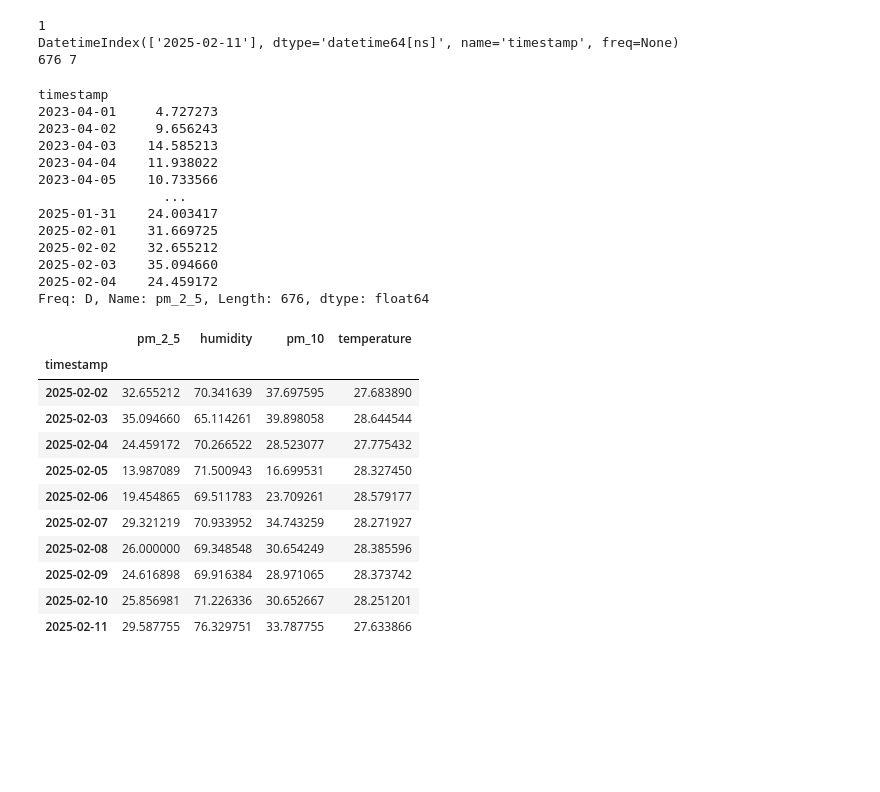
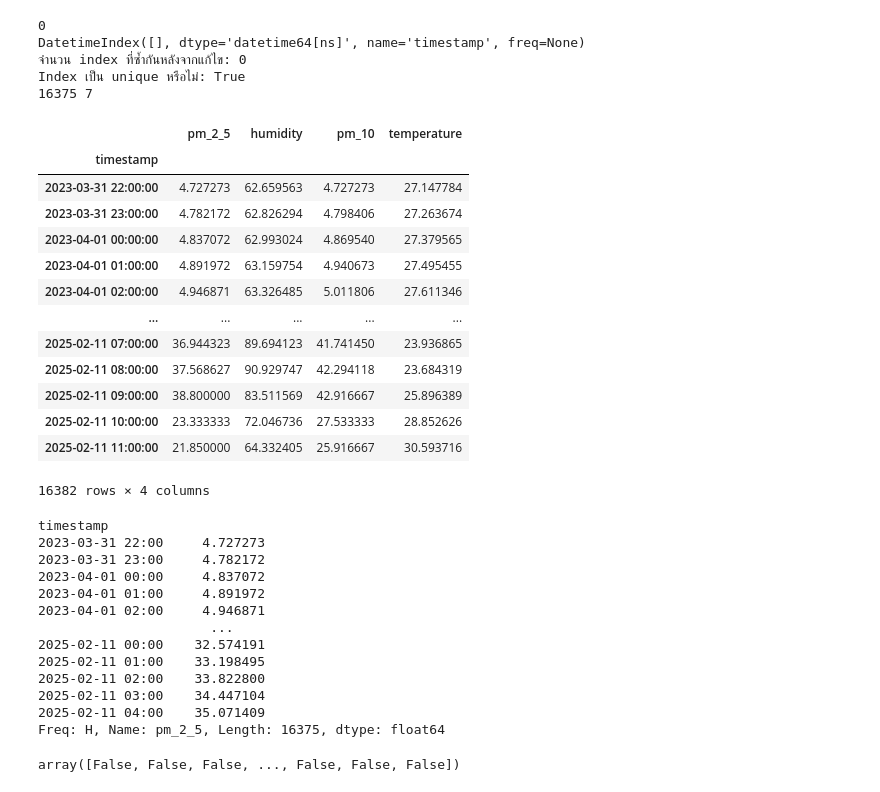
Before and after one commit to KIM2548TH/termproject1-2_cleandata, a Jupyter notebook: test2_kim.ipynb, the cells around one changed output. Cells and saved outputs as stored; diff of their text form; code cells hidden in the pictures; blank space fills up the shorter version.

```diff
--- a/test2_kim.ipynb
+++ b/test2_kim.ipynb
@@ -1,34 +1,54 @@
 # %%
 from pycaret.time_series import *
 import pandas as pd
 
-df = pd.read_csv("province/data_eng_day.csv", parse_dates=["timestamp"], index_col="timestamp")
-df.index = df.index.normalize()
+df = pd.read_csv("province/data_eng_hour.csv", parse_dates=["timestamp"], index_col="timestamp")
+# df.index = df.index.normalize()
 df = df.drop(columns=["Unnamed: 0"])
 
 print(df.index.duplicated().sum())  # นับจำนวน index ที่ซ้ำกัน
 print(df.index[df.index.duplicated()])  # แสดงค่าที่ซ้ำ
 df = df[~df.index.duplicated(keep="last")]
-df = df.asfreq("D")  # ตั้งค่าความถี่เป็นรายวัน
+df = df.asfreq("H")  # ตั้งค่าความถี่เป็นรายวัน
 df = df.interpolate()
 
+# ตรวจสอบข้อมูลอีกครั้ง
+print("จำนวน index ที่ซ้ำกันหลังจากแก้ไข:", df.index.duplicated().sum())
+print("Index เป็น unique หรือไม่:", df.index.is_unique)
 
 # แปลงคอลัมน์ timestamp ให้เป็น DatetimeIndex หากยังไม่ได้ทำ
 df.index = pd.to_datetime(df.index)
 # ตรวจสอบให้แน่ใจว่าไม่มีคอลัมน์ที่ไม่ต้องการ
 df = df[['pm_2_5', 'humidity', 'pm_10', 'temperature']]  # ใช้เฉพาะคอลัมน์ที่ต้องการ
 
 # ลองเรียกใช้งาน setup อีกครั้ง
 train_size = int(len(df))-7
 train_df = df.iloc[:train_size]  # ใช้ข้อมูลก่อนหน้าทั้งหมดเป็น train set
 test_df = df.iloc[train_size:]
-train_df.index = train_df.index.to_period("D")
-test_df.index = test_df.index.to_period("D")
+train_df.index = train_df.index.to_period("H")
+test_df.index = test_df.index.to_period("H")
 print(len(train_df), len(test_df))
+df
 # %% [output]
-1
-DatetimeIndex(['2025-02-11'], dtype='datetime64[ns]', name='timestamp', freq=None)
-676 7
+0
+DatetimeIndex([], dtype='datetime64[ns]', name='timestamp', freq=None)
+จำนวน index ที่ซ้ำกันหลังจากแก้ไข: 0
+Index เป็น unique หรือไม่: True
+16375 7
+|  | pm_2_5 | humidity | pm_10 | temperature |
+| timestamp |  |  |  |  |
+| 2023-03-31 22:00:00 | 4.727273 | 62.659563 | 4.727273 | 27.147784 |
+| 2023-03-31 23:00:00 | 4.782172 | 62.826294 | 4.798406 | 27.263674 |
+| 2023-04-01 00:00:00 | 4.837072 | 62.993024 | 4.869540 | 27.379565 |
+| 2023-04-01 01:00:00 | 4.891972 | 63.159754 | 4.940673 | 27.495455 |
+| 2023-04-01 02:00:00 | 4.946871 | 63.326485 | 5.011806 | 27.611346 |
+| ... | ... | ... | ... | ... |
+| 2025-02-11 07:00:00 | 36.944323 | 89.694123 | 41.741450 | 23.936865 |
+| 2025-02-11 08:00:00 | 37.568627 | 90.929747 | 42.294118 | 23.684319 |
+| 2025-02-11 09:00:00 | 38.800000 | 83.511569 | 42.916667 | 25.896389 |
+| 2025-02-11 10:00:00 | 23.333333 | 72.046736 | 27.533333 | 28.852626 |
+| 2025-02-11 11:00:00 | 21.850000 | 64.332405 | 25.916667 | 30.593716 |
+16382 rows × 4 columns
 # %%
 from pycaret.time_series import TSForecastingExperiment
 s = TSForecastingExperiment()
@@ -38,32 +58,22 @@ target = 'pm_2_5'
 print(train_df["pm_2_5"])
 # %% [output]
 timestamp
-2023-04-01     4.727273
-2023-04-02     9.656243
-2023-04-03    14.585213
-2023-04-04    11.938022
-2023-04-05    10.733566
-                ...
-2025-01-31    24.003417
-2025-02-01    31.669725
-2025-02-02    32.655212
-2025-02-03    35.094660
-2025-02-04    24.459172
-Freq: D, Name: pm_2_5, Length: 676, dtype: float64
+2023-03-31 22:00     4.727273
+2023-03-31 23:00     4.782172
+2023-04-01 00:00     4.837072
+2023-04-01 01:00     4.891972
+2023-04-01 02:00     4.946871
+                      ...
+2025-02-11 00:00    32.574191
+2025-02-11 01:00    33.198495
+2025-02-11 02:00    33.822800
+2025-02-11 03:00    34.447104
+2025-02-11 04:00    35.071409
+Freq: H, Name: pm_2_5, Length: 16375, dtype: float64
 # %%
 df.tail(10)
+df.index.duplicated()
 # %% [output]
-|  | pm_2_5 | humidity | pm_10 | temperature |
-| timestamp |  |  |  |  |
-| 2025-02-02 | 32.655212 | 70.341639 | 37.697595 | 27.683890 |
-| 2025-02-03 | 35.094660 | 65.114261 | 39.898058 | 28.644544 |
-| 2025-02-04 | 24.459172 | 70.266522 | 28.523077 | 27.775432 |
-| 2025-02-05 | 13.987089 | 71.500943 | 16.699531 | 28.327450 |
-| 2025-02-06 | 19.454865 | 69.511783 | 23.709261 | 28.579177 |
-| 2025-02-07 | 29.321219 | 70.933952 | 34.743259 | 28.271927 |
-| 2025-02-08 | 26.000000 | 69.348548 | 30.654249 | 28.385596 |
-| 2025-02-09 | 24.616898 | 69.916384 | 28.971065 | 28.373742 |
-| 2025-02-10 | 25.856981 | 71.226336 | 30.652667 | 28.251201 |
-| 2025-02-11 | 29.587755 | 76.329751 | 33.787755 | 27.633866 |
+array([False, False, False, ..., False, False, False])
 # %%
 
```
Also changed, not shown: parts of 10 cells of this notebook, 2 other files.
